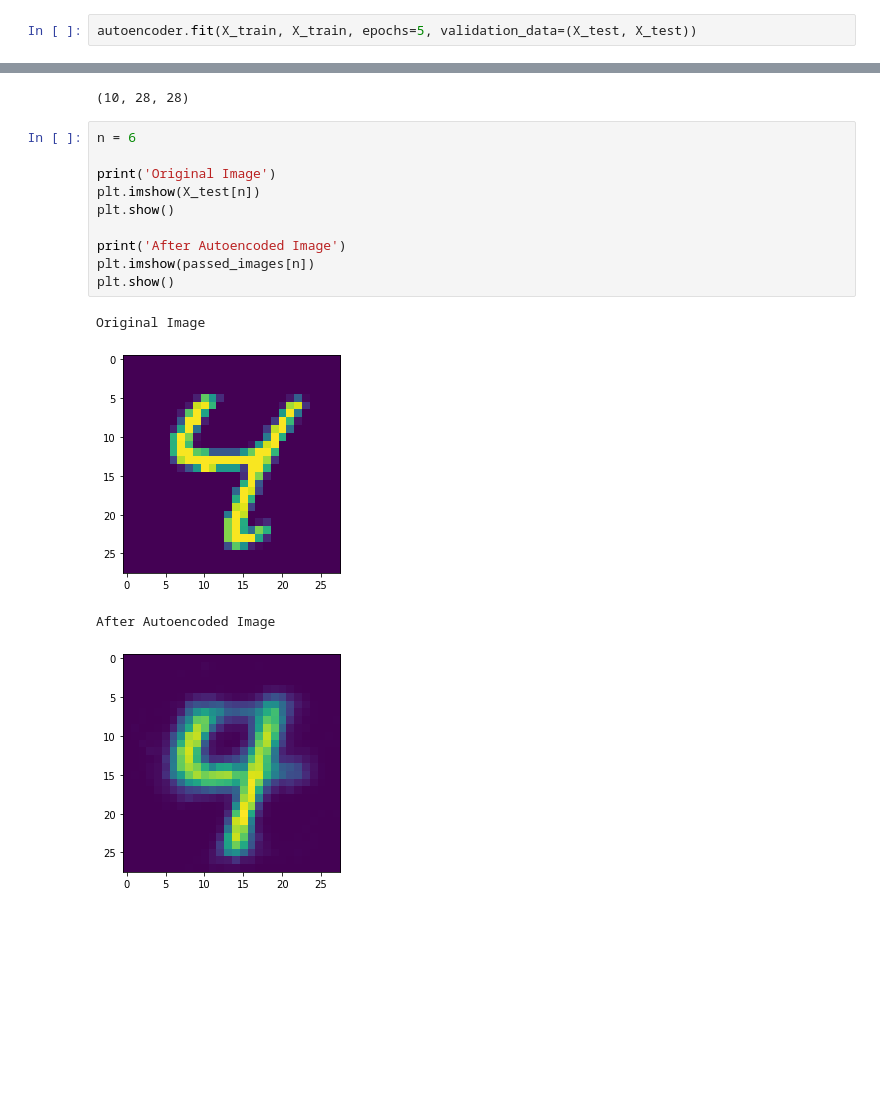
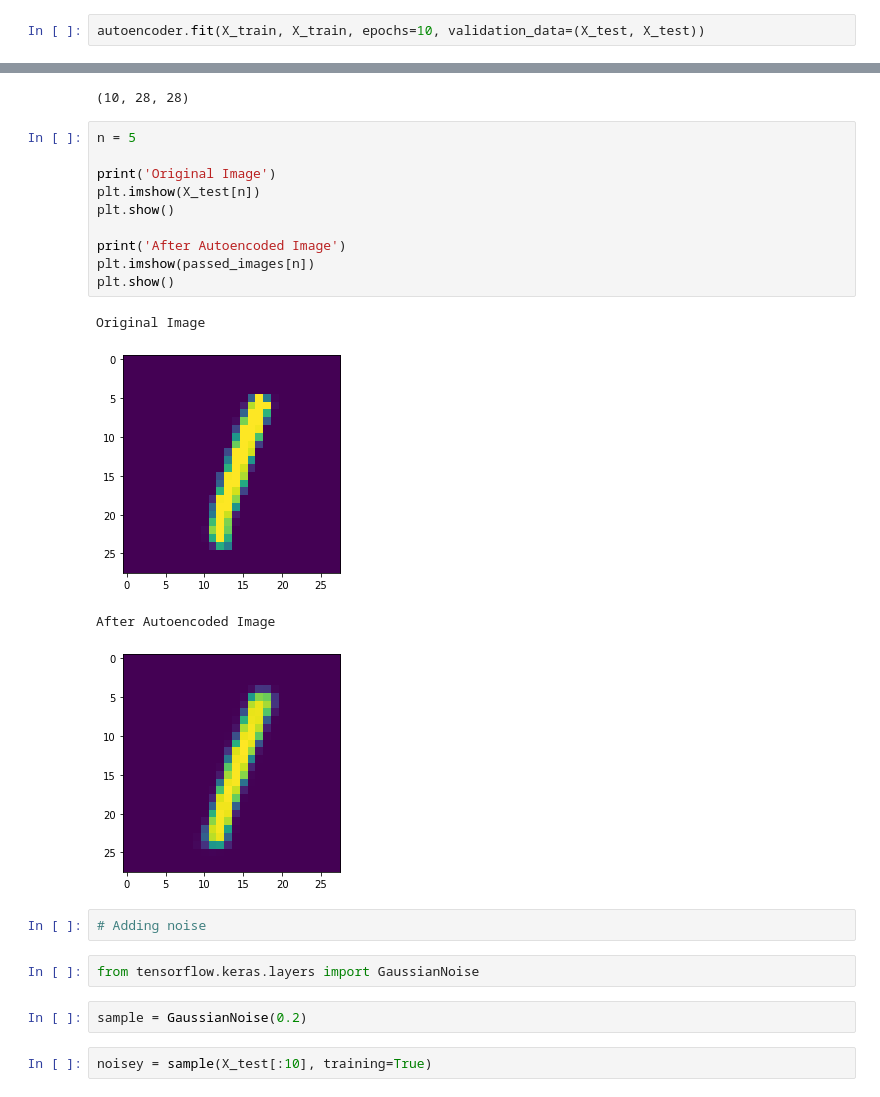
Before and after one commit to rooneyrulz/mnist-autoencoder, a Jupyter notebook: Classification.ipynb, the cells around one changed output, grey strips where cells are left out. Saved outputs shown, nothing was run; the diff lists cells and outputs as text; blank space fills up the shorter version.

Commit message:
noise removal | visualizations

```diff
--- a/Classification.ipynb
+++ b/Classification.ipynb
@@ -65,5 +65,5 @@ autoencoder = Sequential([encoder,decoder])
 # %%
 autoencoder.compile(loss='binary_crossentropy',optimizer=SGD(learning_rate=1.5),metrics=['accuracy'])
 # %%
-autoencoder.fit(X_train, X_train, epochs=5, validation_data=(X_test, X_test))
+autoencoder.fit(X_train, X_train, epochs=10, validation_data=(X_test, X_test))
 # %% [output]
@@ -85,17 +95,25 @@ passed_images.shape
 # %% [output]
 (10, 28, 28)
 # %%
-n = 6
+n = 5
 
 print('Original Image')
 plt.imshow(X_test[n])
 plt.show()
 
 print('After Autoencoded Image')
 plt.imshow(passed_images[n])
 plt.show()
 # %% [output]
 Original Image
-[figure, old version]
+[figure, new version]
 After Autoencoded Image
-[figure, old version]
+[figure, new version]
+# %%
+# Adding noise
+# %%
+from tensorflow.keras.layers import GaussianNoise
+# %%
+sample = GaussianNoise(0.2)
+# %%
+noisey = sample(X_test[:10], training=True)
```
Also changed, not shown: parts of 12 cells of this notebook.
